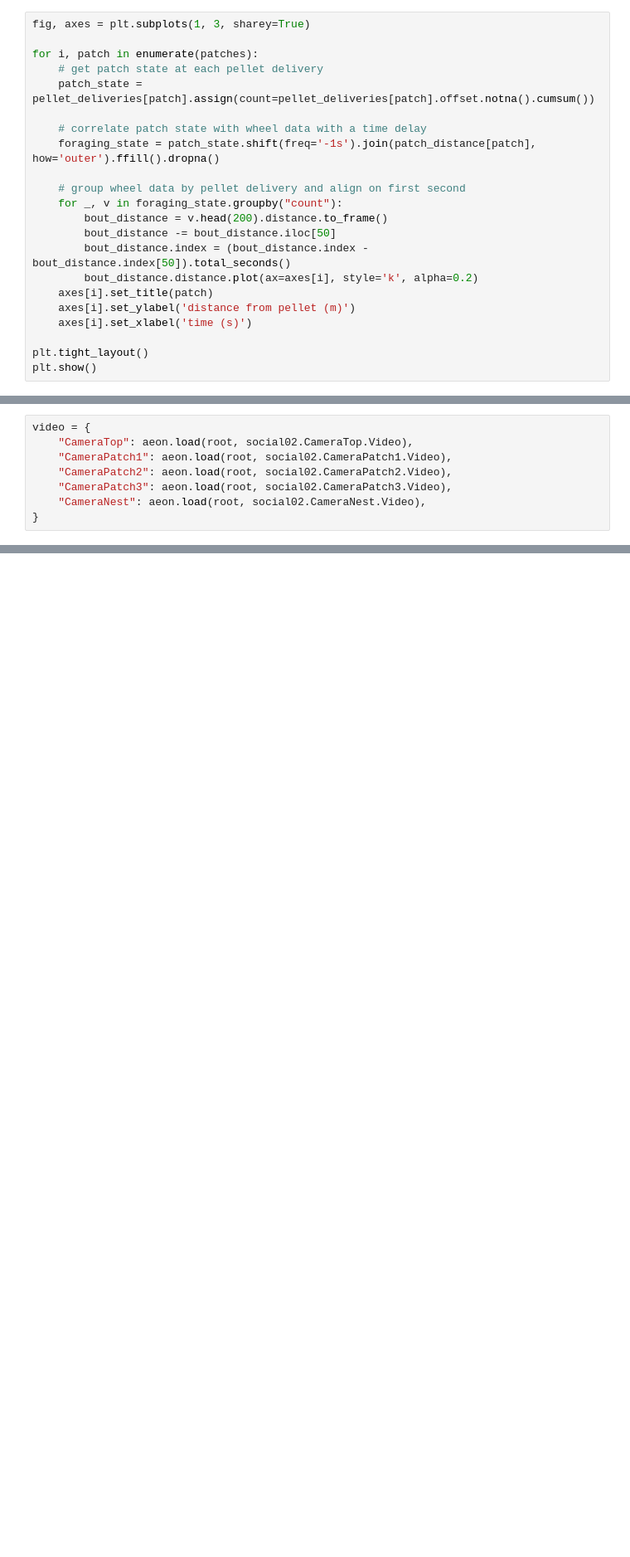
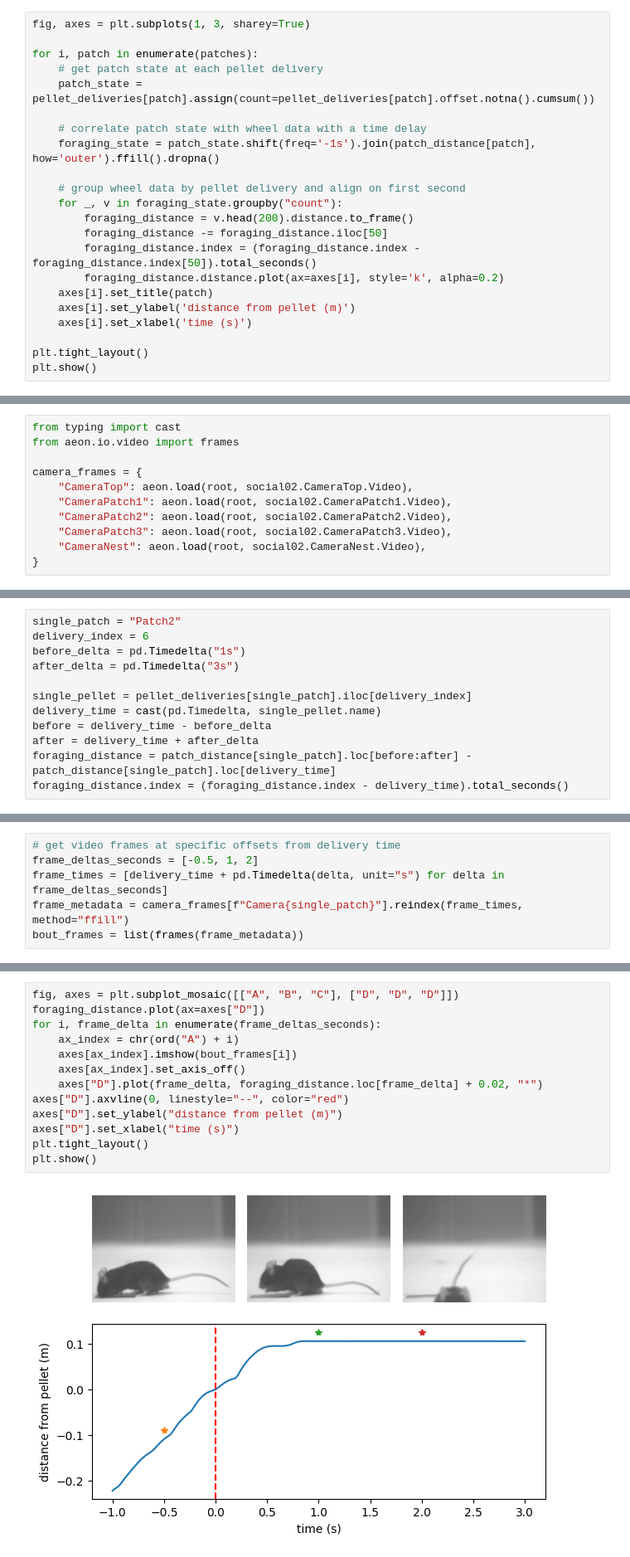
Before and after one commit to SainsburyWellcomeCentre/aeon_mecha, a Jupyter notebook: docs/examples/io_api_example.ipynb, the cells around one changed output, grey strips where cells are left out. Shown at 83% size. Cells and saved outputs as stored; diff of their text form; blank space fills up the shorter version.

Commit message:
Add video analysis example to API notebook

```diff
--- a/docs/examples/io_api_example.ipynb
+++ b/docs/examples/io_api_example.ipynb
@@ -91,10 +91,10 @@ for i, patch in enumerate(patches):
 
     # group wheel data by pellet delivery and align on first second
     for _, v in foraging_state.groupby("count"):
-        bout_distance = v.head(200).distance.to_frame()
-        bout_distance -= bout_distance.iloc[50]
-        bout_distance.index = (bout_distance.index - bout_distance.index[50]).total_seconds()
-        bout_distance.distance.plot(ax=axes[i], style='k', alpha=0.2)
+        foraging_distance = v.head(200).distance.to_frame()
+        foraging_distance -= foraging_distance.iloc[50]
+        foraging_distance.index = (foraging_distance.index - foraging_distance.index[50]).total_seconds()
+        foraging_distance.distance.plot(ax=axes[i], style='k', alpha=0.2)
     axes[i].set_title(patch)
     axes[i].set_ylabel('distance from pellet (m)')
     axes[i].set_xlabel('time (s)')
@@ -108,5 +110,8 @@ plt.show()
 # %%
-video = {
+from typing import cast
+from aeon.io.video import frames
+
+camera_frames = {
     "CameraTop": aeon.load(root, social02.CameraTop.Video),
     "CameraPatch1": aeon.load(root, social02.CameraPatch1.Video),
     "CameraPatch2": aeon.load(root, social02.CameraPatch2.Video),
@@ -115,0 +123,12 @@ video = {
+# %%
+single_patch = "Patch2"
+delivery_index = 6
+before_delta = pd.Timedelta("1s")
+after_delta = pd.Timedelta("3s")
+
+single_pellet = pellet_deliveries[single_patch].iloc[delivery_index]
+delivery_time = cast(pd.Timedelta, single_pellet.name)
+before = delivery_time - before_delta
+after = delivery_time + after_delta
+foraging_distance = patch_distance[single_patch].loc[before:after] - patch_distance[single_patch].loc[delivery_time]
+foraging_distance.index = (foraging_distance.index - delivery_time).total_seconds()
@@ -115,0 +139,6 @@ video = {
+# %%
+# get video frames at specific offsets from delivery time
+frame_deltas_seconds = [-0.5, 1, 2]
+frame_times = [delivery_time + pd.Timedelta(delta, unit="s") for delta in frame_deltas_seconds]
+frame_metadata = camera_frames[f"Camera{single_patch}"].reindex(frame_times, method="ffill")
+bout_frames = list(frames(frame_metadata))
@@ -115,0 +147,15 @@ video = {
+# %%
+fig, axes = plt.subplot_mosaic([["A", "B", "C"], ["D", "D", "D"]])
+foraging_distance.plot(ax=axes["D"])
+for i, frame_delta in enumerate(frame_deltas_seconds):
+    ax_index = chr(ord("A") + i)
+    axes[ax_index].imshow(bout_frames[i])
+    axes[ax_index].set_axis_off()
+    axes["D"].plot(frame_delta, foraging_distance.loc[frame_delta] + 0.02, "*")
+axes["D"].axvline(0, linestyle="--", color="red")
+axes["D"].set_ylabel("distance from pellet (m)")
+axes["D"].set_xlabel("time (s)")
+plt.tight_layout()
+plt.show()
+# %% [output]
+[figure, added]
```
Also changed, not shown: parts of 4 cells of this notebook.
